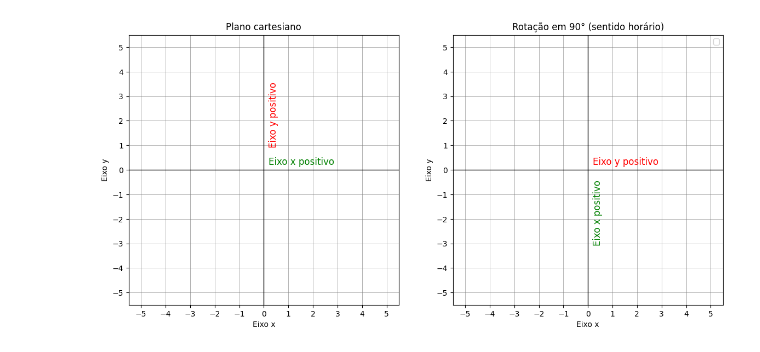
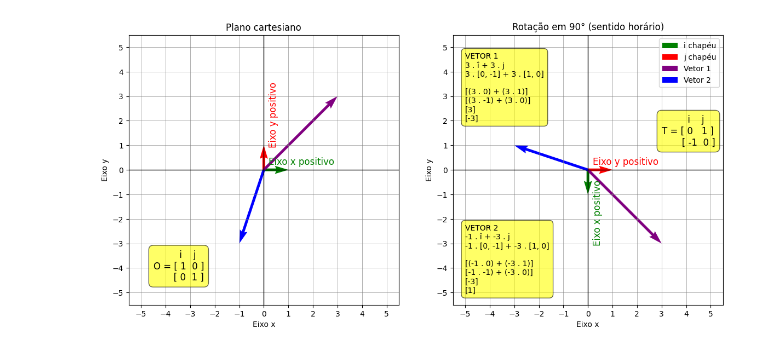
Before and after one commit to Fabo-Barbosa/Matematica-Computacional, a Jupyter notebook: atividade_0/linear_transformation.ipynb, the cells around one changed output. Saved outputs shown, nothing was run; the diff lists cells and outputs as text; code cells hidden in the pictures.

```diff
--- a/atividade_0/linear_transformation.ipynb
+++ b/atividade_0/linear_transformation.ipynb
@@ -5,8 +5,10 @@ import matplotlib.pyplot as plt
 # definindo os extremos e a origem
 eixos = np.array([-6, 12])
 origem = np.array([0, 0])
+matriz_transform = np.array([[0, 1],
+                                [-1, 0]])
 
-fig, axes = plt.subplots(ncols=2, figsize=(14, 14))
+fig, axes = plt.subplots(ncols=2, figsize=(14, 7))
 ax1 = axes[0]
 ax2 = axes[1]
 
@@ -21,34 +23,67 @@ def config_ax(ax):
   ax.grid(which='major', color='gray', linestyle='-', linewidth=0.7, alpha=0.6)
 
   # Garante que as unidades sejam visualmente quadradas (Crucial!)
   ax.set_aspect('equal', adjustable='box')
 
   # Define os limites para o plano
   ax.set_xlim(unidades.min() - 0.5, unidades.max() + 0.5)
   ax.set_ylim(unidades.min() - 0.5, unidades.max() + 0.5)
 
   # Criando linhas cortando a origem entre os extremos
   ax.plot(eixos, origem, color='black', linestyle='-', linewidth=1)
   ax.plot(origem, eixos, color='black', linestyle='-', linewidth=1)
   ax.set_xlabel('Eixo x')
   ax.set_ylabel('Eixo y')
 
 config_ax(ax1)
 config_ax(ax2)
 
 ax1.set_title('Plano cartesiano')
 ax1.text(0.2, 0.2, 'Eixo x positivo', fontsize=12, color='green')
 ax1.text(0.2, 1, 'Eixo y positivo', fontsize=12, color='red', rotation=90)
+# vetores bases no ax original (i, j)
+ax1.quiver(0, 0, 1, 0, angles='xy', scale_units='xy', scale=1, color='green', width=0.01, label='i chapéu')
+ax1.quiver(0, 0, 0, 1, angles='xy', scale_units='xy', scale=1, color='red', width=0.01, label='j chapéu')
+ax1.text(-4.5, -4.5,
+                     '         i    j\nO = [ 1  0 ]\n       [ 0  1 ]',
+                     fontsize=12,
+                     bbox=dict(facecolor='yellow', alpha=0.6, boxstyle='round,pad=0.5'))
+# vetores
+vet1 = np.array([3, 3])
+vet2 = np.array([-1, -3])
+ax1.quiver(0, 0, vet1[0], vet1[1], angles='xy', scale_units='xy', scale=1, color='purple', width=0.01, label='Vetor 1')
+ax1.quiver(0, 0, vet2[0], vet2[1], angles='xy', scale_units='xy', scale=1, color='blue', width=0.01, label='Vetor 2')
 
 # Rotação de 90° demonstração
 ax2.set_title('Rotação em 90° (sentido horário)')
 ax2.text(0.2, -3.0, 'Eixo x positivo', fontsize=12, color='green', rotation=90)
 ax2.text(0.2, 0.2, 'Eixo y positivo', fontsize=12, color='red')
+# vetores bases no ax transformado (i, j)
+ax2.quiver(0, 0, 0, -1, angles='xy', scale_units='xy', scale=1, color='green', width=0.01, label='i chapéu')
+ax2.quiver(0, 0, 1, 0, angles='xy', scale_units='xy', scale=1, color='red', width=0.01, label='j chapéu')
+ax2.text(3.0, 1.0,
+                     '         i    j\nT = [ 0   1 ]\n       [ -1  0 ]',
+                     fontsize=12,
+                     bbox=dict(facecolor='yellow', alpha=0.6, boxstyle='round,pad=0.5'))
+vet1_t = matriz_transform @ vet1
+vet2_t = matriz_transform @ vet2
+ax2.quiver(0, 0, vet1_t[0], vet1_t[1], angles='xy', scale_units='xy', scale=1, color='purple', width=0.01, label='Vetor 1')
+ax2.quiver(0, 0, vet2_t[0], vet2_t[1], angles='xy', scale_units='xy', scale=1, color='blue', width=0.01, label='Vetor 2')
+
+# Cálculo dos resultados numericamente
+ax2.text(-5.0, 2.0,
+                     'VETOR 1\n3 . î + 3 . j\n3 . [0, -1] + 3 . [1, 0]\n\n[(3 . 0) + (3 . 1)]\n[(3 . -1) + (3 . 0)]\n[3]\n[-3]',
+                     fontsize=10,
+                     bbox=dict(facecolor='yellow', alpha=0.6, boxstyle='round,pad=0.5'))
+ax2.text(-5.0, -5.0,
+                     'VETOR 2\n-1 . î + -3 . j\n-1 . [0, -1] + -3 . [1, 0]\n\n[(-1 . 0) + (-3 . 1)]\n[-1 . -1) + (-3 . 0)]\n[-3]\n[1]',
+                     fontsize=10,
+                     bbox=dict(facecolor='yellow', alpha=0.6, boxstyle='round,pad=0.5'))
 
 plt.legend()
 plt.show()
 # %% [output]
-[figure, old version]
+[figure, new version]
 # %%
 import numpy as np
 import matplotlib.pyplot as plt
```
Also changed, not shown: parts of 1 cell of this notebook.
